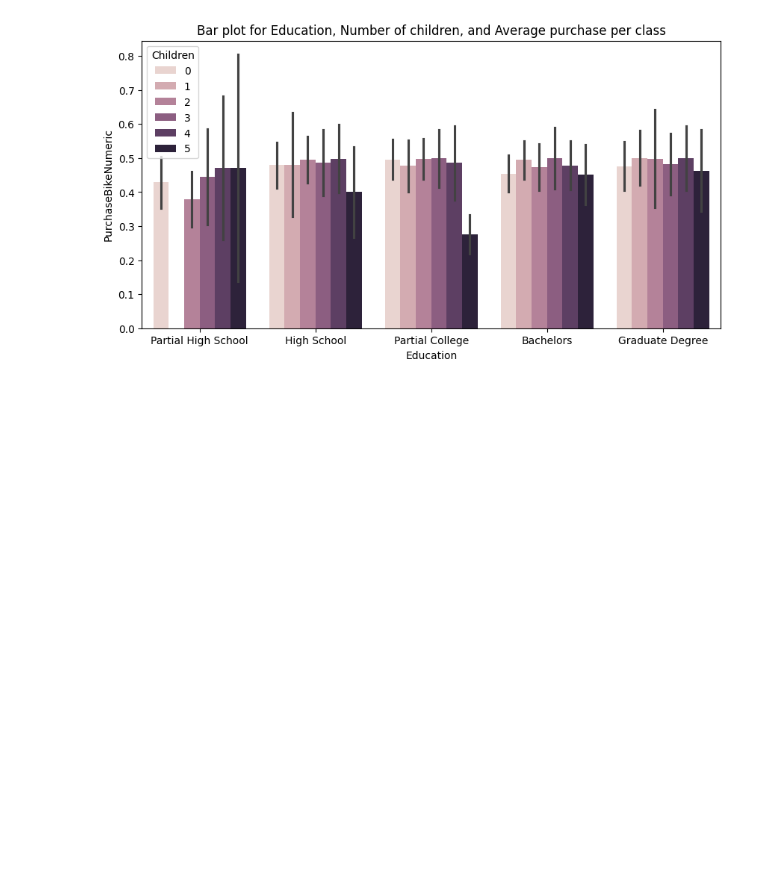
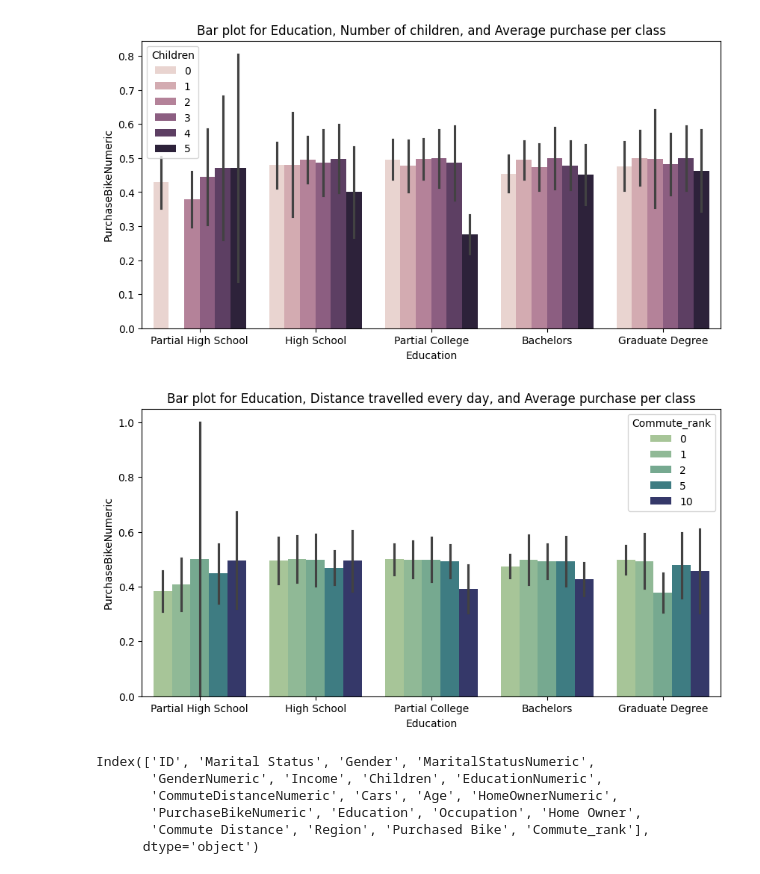
Before and after one commit to lewinskie254/eda, a Jupyter notebook: Anova_Link_2.ipynb, the cells around one changed output. Cells and saved outputs as stored; diff of their text form; code cells hidden in the pictures; blank space fills up the shorter version.

Commit message:
Cat Plot enters the building.

```diff
--- a/Anova_Link_2.ipynb
+++ b/Anova_Link_2.ipynb
@@ -123,3 +123,27 @@ sns.barplot(
 );
 # %% [output]
 [figure]
+# %%
+plt.figure(figsize=(10, 5))
+plt.title("Bar plot for Education, Distance travelled every day, and Average purchase per class")
+sns.barplot(
+    data=df,
+    x='Education',
+    y='PurchaseBikeNumeric',
+    hue='Commute_rank',
+    order=['Partial High School', 'High School', 'Partial College','Bachelors', 'Graduate Degree'],
+    estimator = np.std, #to see the spread of the data
+    errorbar= 'se',
+    palette='crest'
+);
+# %% [output]
+[figure, added]
+# %%
+df.columns
+# %% [output]
+Index(['ID', 'Marital Status', 'Gender', 'MaritalStatusNumeric',
+       'GenderNumeric', 'Income', 'Children', 'EducationNumeric',
+       'CommuteDistanceNumeric', 'Cars', 'Age', 'HomeOwnerNumeric',
+       'PurchaseBikeNumeric', 'Education', 'Occupation', 'Home Owner',
+       'Commute Distance', 'Region', 'Purchased Bike', 'Commute_rank'],
+      dtype='object')
```
Also changed, not shown: parts of 4 cells of this notebook.
